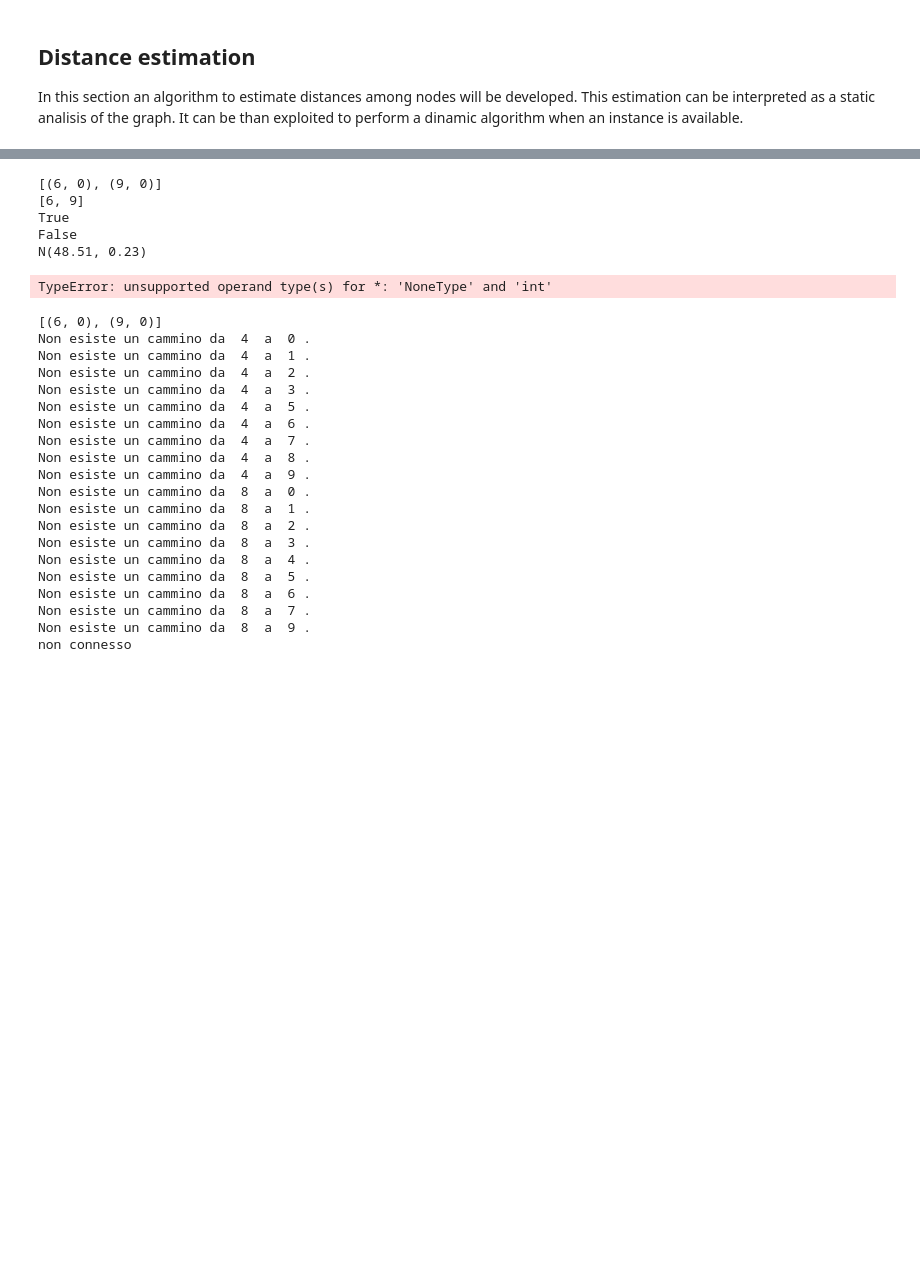
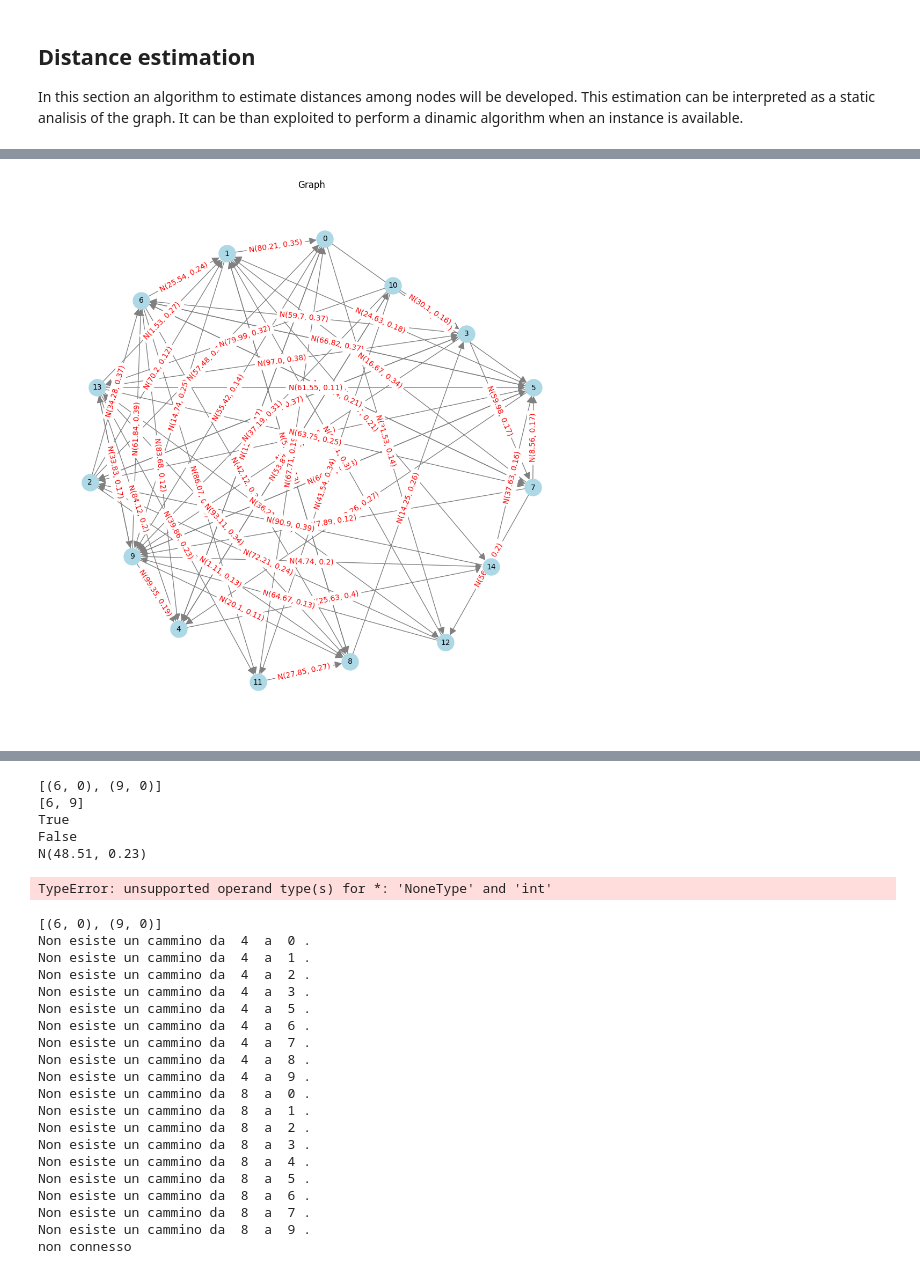
Before and after one commit to Mark55X/LearningFromNetworksProject, a Jupyter notebook: code/notebooks/project.ipynb, the cells around one changed output, grey strips where cells are left out. Cells and saved outputs as stored; diff of their text form; code cells hidden in the pictures; blank space fills up the shorter version.

```diff
--- a/code/notebooks/project.ipynb
+++ b/code/notebooks/project.ipynb
@@ -511,0 +502,4 @@ N(48.62, 0.3) N(44.79, 0.36) N(5.45, 0.12) N(79.83, 0.24) N(45.07, 0.43) N(6.08,
+# %%
+G.plot()
+# %% [output]
+[figure, added]
```
Also changed, not shown: parts of 10 cells of this notebook.
